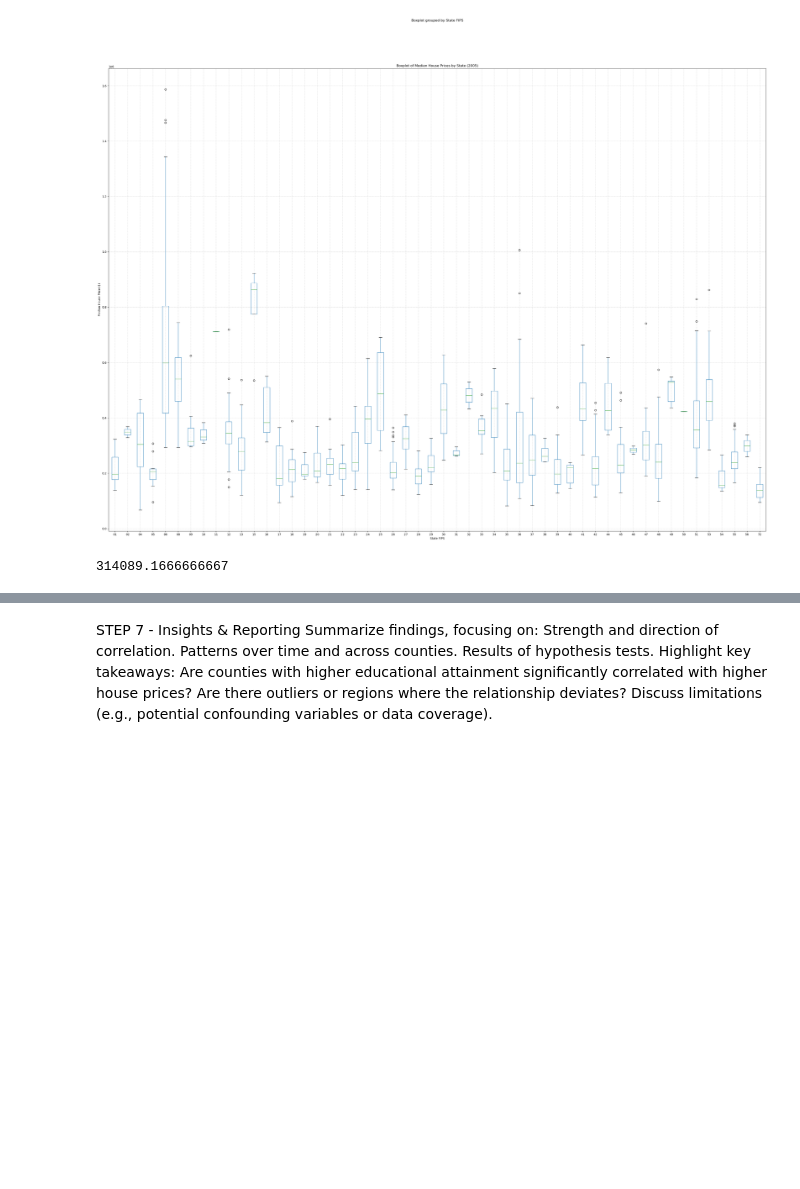
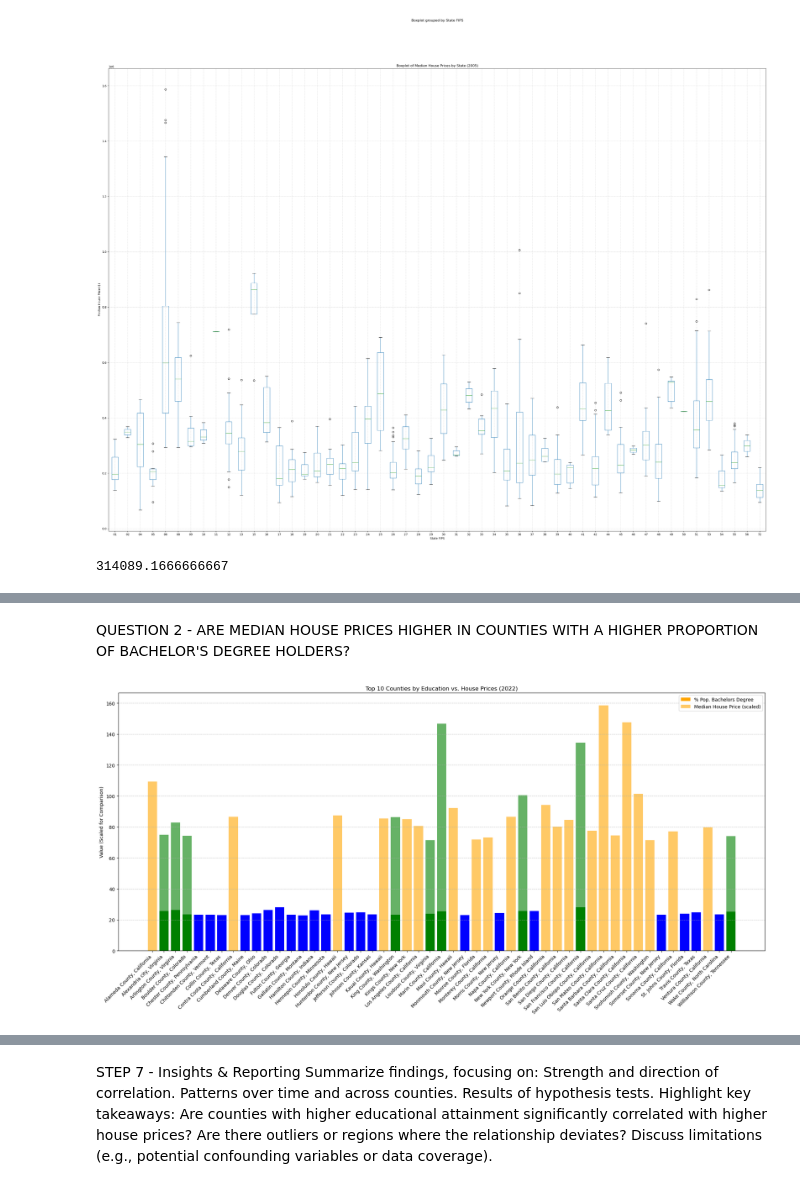
Before and after one commit to melanieliao/Project-1, a Jupyter notebook: Census_Data_Education_JT.ipynb, the cells around one changed output, grey strips where cells are left out. Saved outputs shown, nothing was run; the diff lists cells and outputs as text; code cells hidden in the pictures; blank space fills up the shorter version.

```diff
--- a/Census_Data_Education_JT.ipynb
+++ b/Census_Data_Education_JT.ipynb
@@ -415,0 +437,34 @@ print(f"T-test p-value: {p_value}")
+# %% [markdown]
+QUESTION 2 - ARE MEDIAN HOUSE PRICES HIGHER IN COUNTIES WITH A HIGHER PROPORTION OF BACHELOR'S DEGREE HOLDERS?
+# %%
+#LET'S ANALYZE ONE YEAR FIRST
+# Filter for a single year (e.g., 2022)
+selected_year_data = clean_data_df[clean_data_df['Year'] == 2022]
+
+# Top 10 counties by educational attainment
+top_edu = selected_year_data.nlargest(30, '% Pop. Bachelors Degree')[['County Name', '% Pop. Bachelors Degree']].copy()
+top_edu['List'] = 'Top Edu'
+
+# Top 10 counties by median house price
+top_price = selected_year_data.nlargest(30, 'Median House Price ($)')[['County Name', 'Median House Price ($)']].copy()
+top_price['List'] = 'Top Price'
+
+# Merge the two lists to find overlaps
+merged_top = pd.merge(top_edu, top_price, on='County Name', how='outer', indicator=True)
+
+# Visualize overlap
+plt.figure(figsize=(20, 10))
+colors = merged_top['_merge'].map({'both': 'green', 'left_only': 'blue', 'right_only': 'orange'})
+plt.bar(merged_top['County Name'], merged_top['% Pop. Bachelors Degree'], color=colors, label='% Pop. Bachelors Degree')
+plt.bar(merged_top['County Name'], merged_top['Median House Price ($)'] / 10000, color=colors, alpha=0.6, label='Median House Price (scaled)')
+
+# Customize
+plt.xticks(rotation=45, ha='right')
+plt.ylabel('Value (Scaled for Comparison)')
+plt.title('Top 10 Counties by Education vs. House Prices (2022)')
+plt.legend(loc='upper right')
+plt.grid(axis='y', linestyle='--', alpha=0.7)
+plt.tight_layout()
+plt.show()
+# %% [output]
+[figure, added]
```
Also changed, not shown: parts of 13 cells of this notebook, 2 other files.
